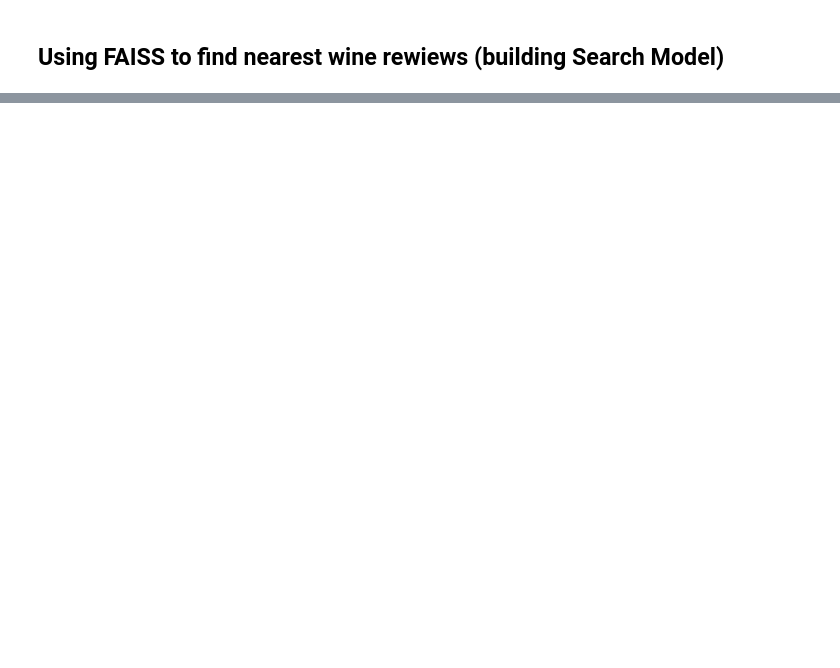
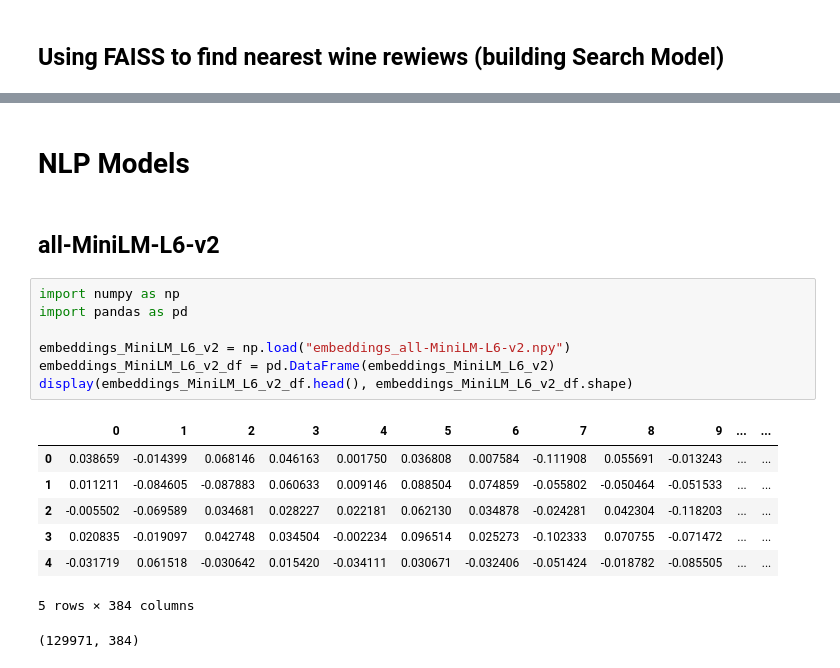
Before and after one commit to Msaters/projektUczenieMaszynowe, a Jupyter notebook: fais_model.ipynb, the cells around one changed output, grey strips where cells are left out. Saved outputs shown, nothing was run; the diff lists cells and outputs as text; blank space fills up the shorter version.

Commit message:
added embedding with nlp_models (SBERT)
embeddings using all-MiniLM-L6-v2, and all-mpnet-base_v2 models

```diff
--- a/fais_model.ipynb
+++ b/fais_model.ipynb
@@ -98,3 +113,23 @@ print(f"Indeksy: {I}")
 5 rows × 141 columns
 Odległości: [[0.99999994 0.9999931  0.9999919  0.9999915  0.9999907 ]]
 Indeksy: [[    1 49094 15188  2519 91725]]
+# %% [markdown]
+# NLP Models
+# %% [markdown]
+## all-MiniLM-L6-v2
+# %%
+import numpy as np
+import pandas as pd
+
+embeddings_MiniLM_L6_v2 = np.load("embeddings_all-MiniLM-L6-v2.npy")
+embeddings_MiniLM_L6_v2_df = pd.DataFrame(embeddings_MiniLM_L6_v2)
+display(embeddings_MiniLM_L6_v2_df.head(), embeddings_MiniLM_L6_v2_df.shape)
+# %% [output]
+|  | 0 | 1 | 2 | 3 | 4 | 5 | 6 | 7 | 8 | 9 | ... | ... |
+| 0 | 0.038659 | -0.014399 | 0.068146 | 0.046163 | 0.001750 | 0.036808 | 0.007584 | -0.111908 | 0.055691 | -0.013243 | ... | ... |
+| 1 | 0.011211 | -0.084605 | -0.087883 | 0.060633 | 0.009146 | 0.088504 | 0.074859 | -0.055802 | -0.050464 | -0.051533 | ... | ... |
+| 2 | -0.005502 | -0.069589 | 0.034681 | 0.028227 | 0.022181 | 0.062130 | 0.034878 | -0.024281 | 0.042304 | -0.118203 | ... | ... |
+| 3 | 0.020835 | -0.019097 | 0.042748 | 0.034504 | -0.002234 | 0.096514 | 0.025273 | -0.102333 | 0.070755 | -0.071472 | ... | ... |
+| 4 | -0.031719 | 0.061518 | -0.030642 | 0.015420 | -0.034111 | 0.030671 | -0.032406 | -0.051424 | -0.018782 | -0.085505 | ... | ... |
+5 rows × 384 columns
+(129971, 384)
```
Also changed, not shown: parts of 14 cells of this notebook, 6 other files.
